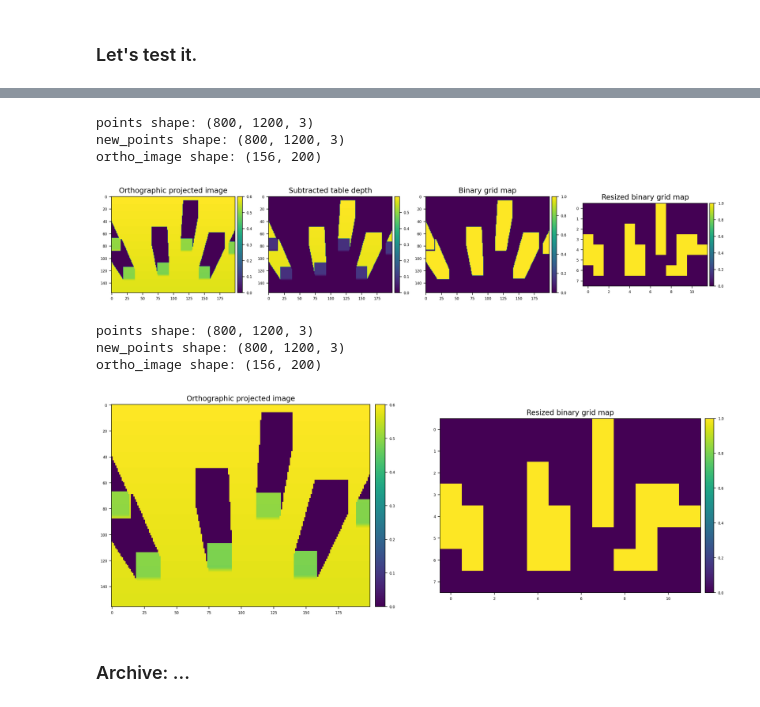
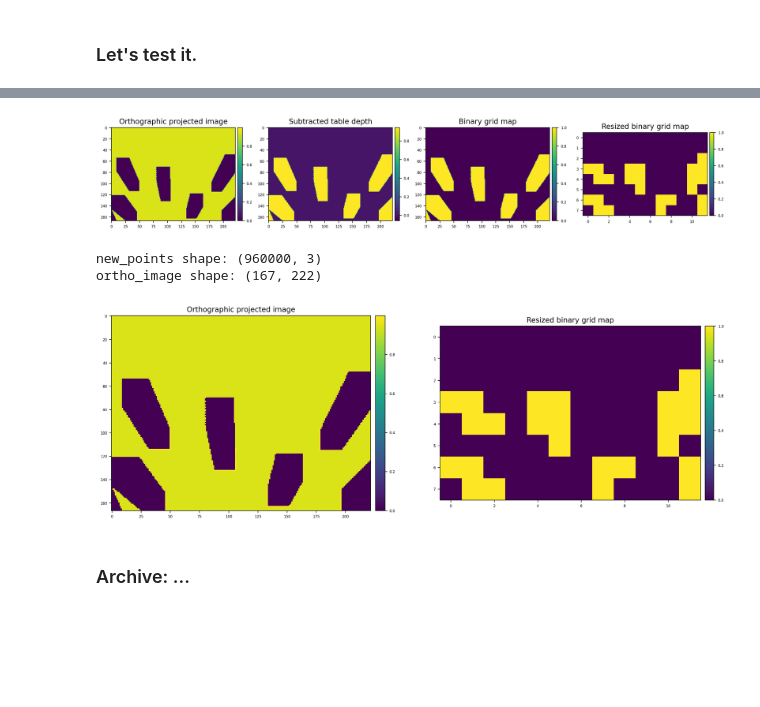
Before and after one commit to joonhyung-lee/mujoco-nonprehensile, a Jupyter notebook: code/demo_orthographic.ipynb, the cells around one changed output, grey strips where cells are left out. Drawn from its saved outputs; the diff is of its cells as text; code cells hidden in the pictures; blank space fills up the shorter version.

Commit message:
update orthographic projection code

```diff
--- a/code/demo_orthographic.ipynb
+++ b/code/demo_orthographic.ipynb
@@ -528,7 +528,7 @@ c_vecor = binary_grid_map_res.reshape(-1)
 # %% [markdown]
 ## All in one
 # %%
-occupied_image = ortho_projected_img.copy()
+occupied_image = ortho_image.copy()
 plt.figure(figsize=(18,10))
 plt.subplot(1,4,1)
 plt.title("Orthographic projected image")
@@ -618,7 +618,7 @@ while (env.get_sim_time() < 100.0) and env.is_viewer_alive():
     p_ego  = p_cam
     p_trgt = p_cam + R_cam[:,0]
     rgb_img,depth_img,pcd, xyz_img = env.get_egocentric_rgb_depth_pcd(
-        p_ego=p_ego,p_trgt=p_trgt,rsz_rate=15,fovy=45,BACKUP_AND_RESTORE_VIEW=True)
+        p_ego=p_ego,p_trgt=p_trgt,rsz_rate=None,fovy=45,BACKUP_AND_RESTORE_VIEW=True)
 
     env.plot_T(p=p_tcp,R=R_tcp,PLOT_AXIS=True,axis_len=0.1,axis_width=0.005)
     env.plot_T(p=p_cam,R=R_cam,PLOT_AXIS=True,axis_len=0.1,axis_width=0.005)
@@ -643,7 +673,5 @@ Done.
 # %%
-ortho_projected_img = ortho_projection(depth_img, cam_matrix, T_cam)
-
-occupied_image = ortho_projected_img.copy()
+occupied_image = ortho_image.copy()
 plt.figure(figsize=(18,10))
 plt.subplot(1,4,1)
 plt.title("Orthographic projected image")
@@ -679,32 +707,42 @@ plt.show()
 
 c_vecor = occupied_image.reshape(-1)
 # %% [output]
-points shape: (800, 1200, 3)
-new_points shape: (800, 1200, 3)
-ortho_image shape: (156, 200)
-[figure, old version]
+[figure, new version]
 # %%
-ortho_projected_img = ortho_projection(depth_img, cam_matrix, T_cam)
-binary_grid_map_res, c_vecor = get_binary_occuluded_map(ortho_projected_img, occ_map_w = 12, occ_map_h = 8, threshold=0.05)
+rot_z = rpy2r([0, 0, -np.pi/2])
+T_z = pr2t(np.array([0, 0, 0]), rot_z)
+
+scale_pcd = 1.2
+pcd_3d_transformed = transform_pointcloud(pcd.reshape(800,1200,-1) * scale_pcd, T_z)
+
+print(f"new_points shape: {pcd.shape}")
+new_bounds = np.array([[-0.5, 0.5],
+                        [-1.6, -0.85],
+                        [-1, 1]])
+ortho_image = get_heightmap_rewrite(pcd_3d_transformed.reshape(-1,3), new_bounds, pixel_size=0.0045)/2
+print(f"ortho_image shape: {ortho_image.shape}")
+
+# flip about y-axis
+ortho_image = ortho_image[:, ::-1]
+binary_grid_map_res, c_vecor = get_binary_occuluded_map(ortho_image, occ_map_w = 12, occ_map_h = 8, threshold=0.05)
 
 plt.figure(figsize=(18,10))
 plt.subplot(1,2,1)
 plt.title("Orthographic projected image")
-img1 = plt.imshow(ortho_projected_img)
+img1 = plt.imshow(ortho_image)
 # plt.colorbar(cmap='binary')
 add_colorbar(img1)
 
 plt.subplot(1,2,2)
 plt.title("Resized binary grid map")
 img2 = plt.imshow(binary_grid_map_res)
 # plt.colorbar(cmap='binary')
 add_colorbar(img2)
 plt.show()
 # %% [output]
-points shape: (800, 1200, 3)
-new_points shape: (800, 1200, 3)
-ortho_image shape: (156, 200)
+new_points shape: (960000, 3)
+ortho_image shape: (167, 222)
-[figure, old version]
+[figure, new version]
 # %% [markdown]
 ### Archive: ...
 # %%
```
Also changed, not shown: parts of 4 cells of this notebook.
